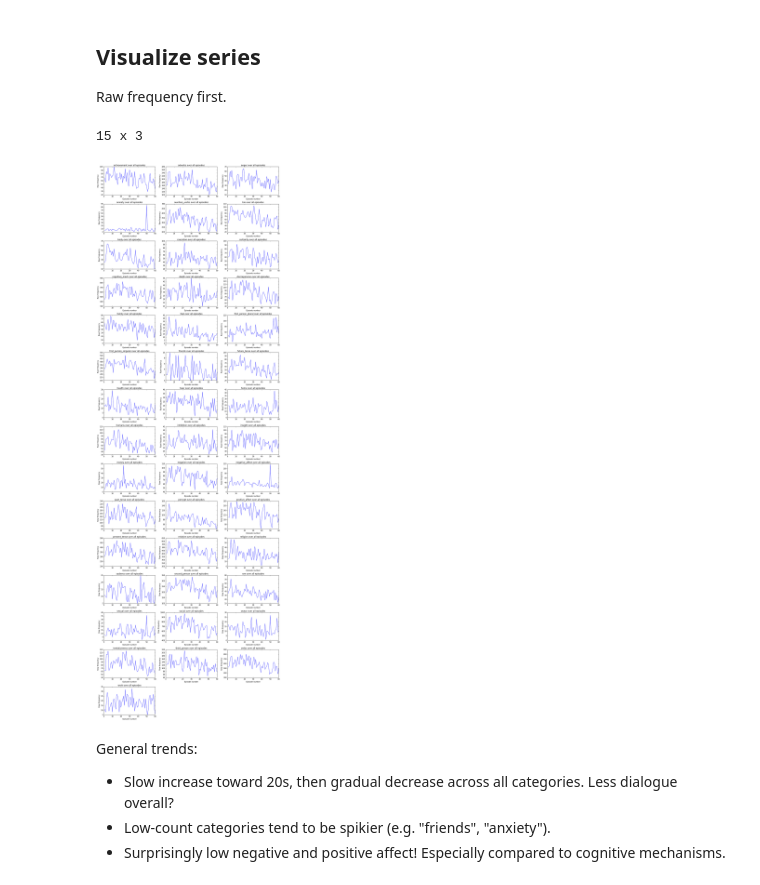
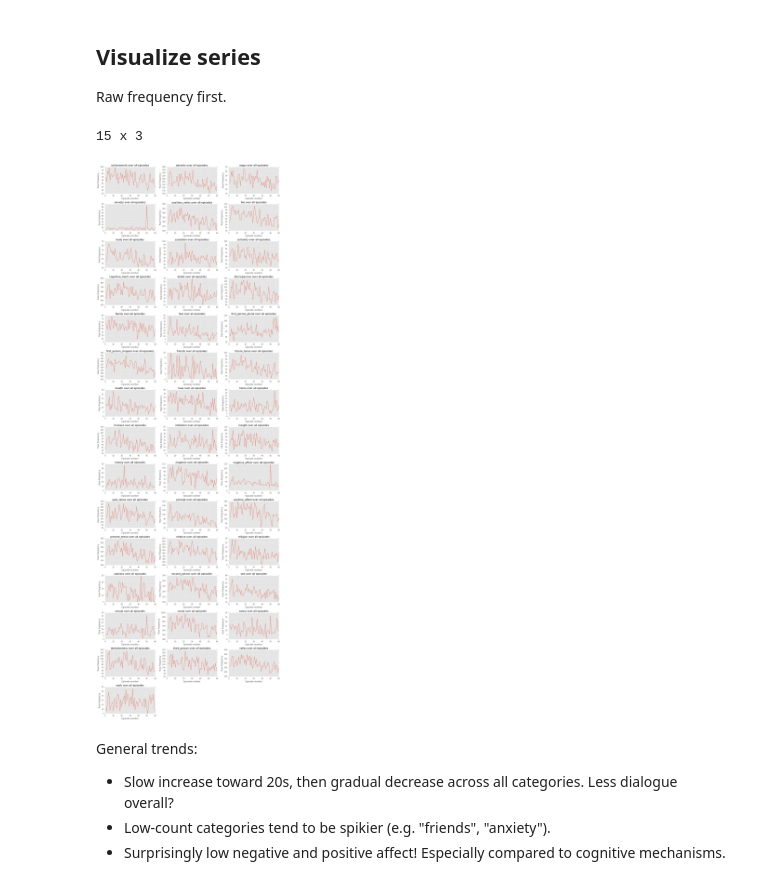
Before and after one commit to fredhohman/a-viz-of-ice-and-fire, a Jupyter notebook: scripts/plot_sentiment_series.ipynb, the cells around one changed output. Saved outputs shown, nothing was run; the diff lists cells and outputs as text; code cells hidden in the pictures.

```diff
--- a/scripts/plot_sentiment_series.ipynb
+++ b/scripts/plot_sentiment_series.ipynb
@@ -47,20 +47,21 @@ Raw frequency first.
 # %%
 dummy_dates = range(1, len(episode_names)+1)
 cols = 3
 rows = int(len(category_names) / cols) + 1
+plt.style.use('ggplot')
 fig = plt.figure(figsize=(5*cols,3*rows))
 print('%d x %d'%(rows, cols))
 for i, c in enumerate(category_names):
     ax = fig.add_subplot(rows, cols, i+1)
     ax.plot(dummy_dates, sentiment_series[c])
     ax.set_title('%s over all episodes'%(c))
     ax.set_ylabel('Raw frequency')
     ax.set_xlabel('Episode number')
 plt.tight_layout()
 plt.show()
 # %% [output]
 15 x 3
-[figure, old version]
+[figure, new version]
 # %% [markdown]
 General trends:
 - Slow increase toward 20s, then gradual decrease across all categories. Less dialogue overall?
```
Also changed, not shown: parts of 1 cell of this notebook, 3 other files.
